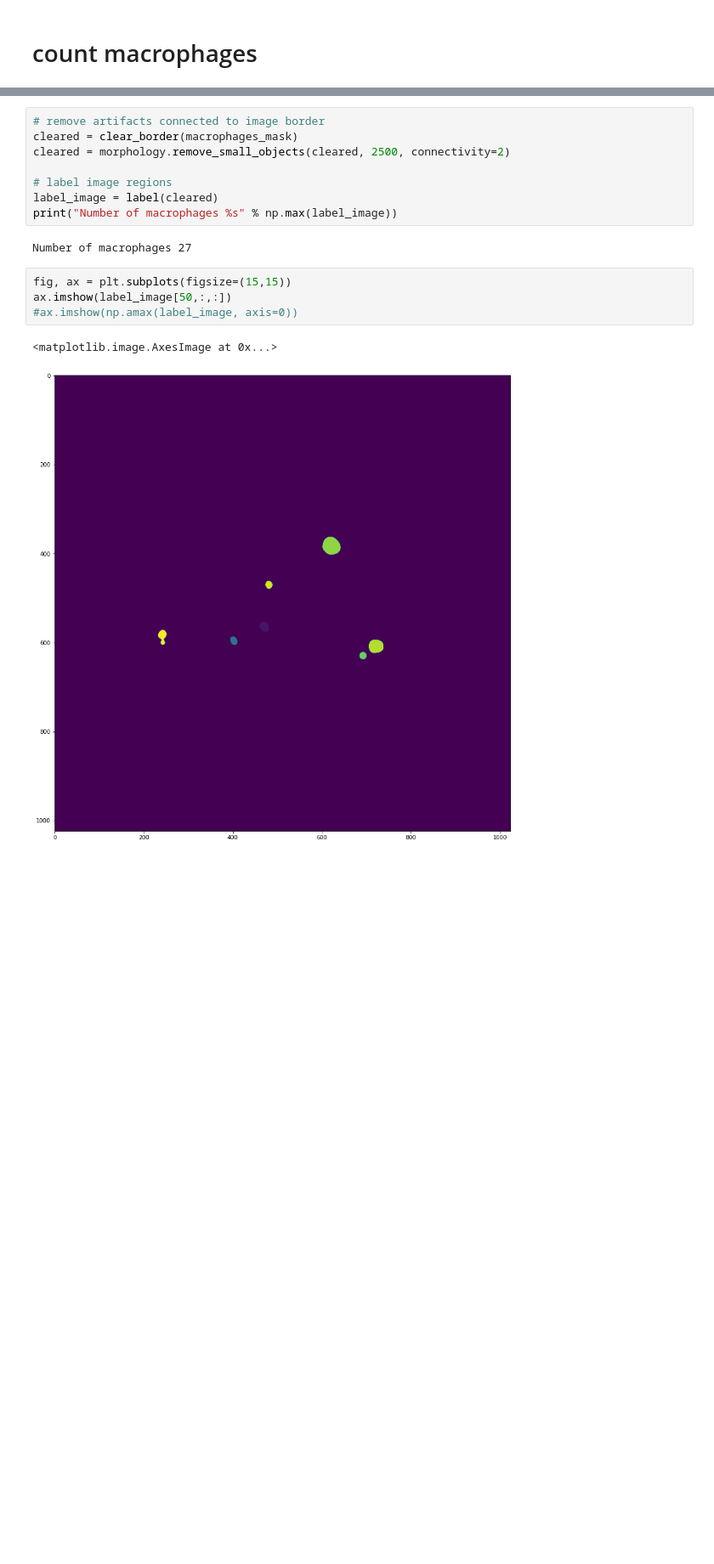
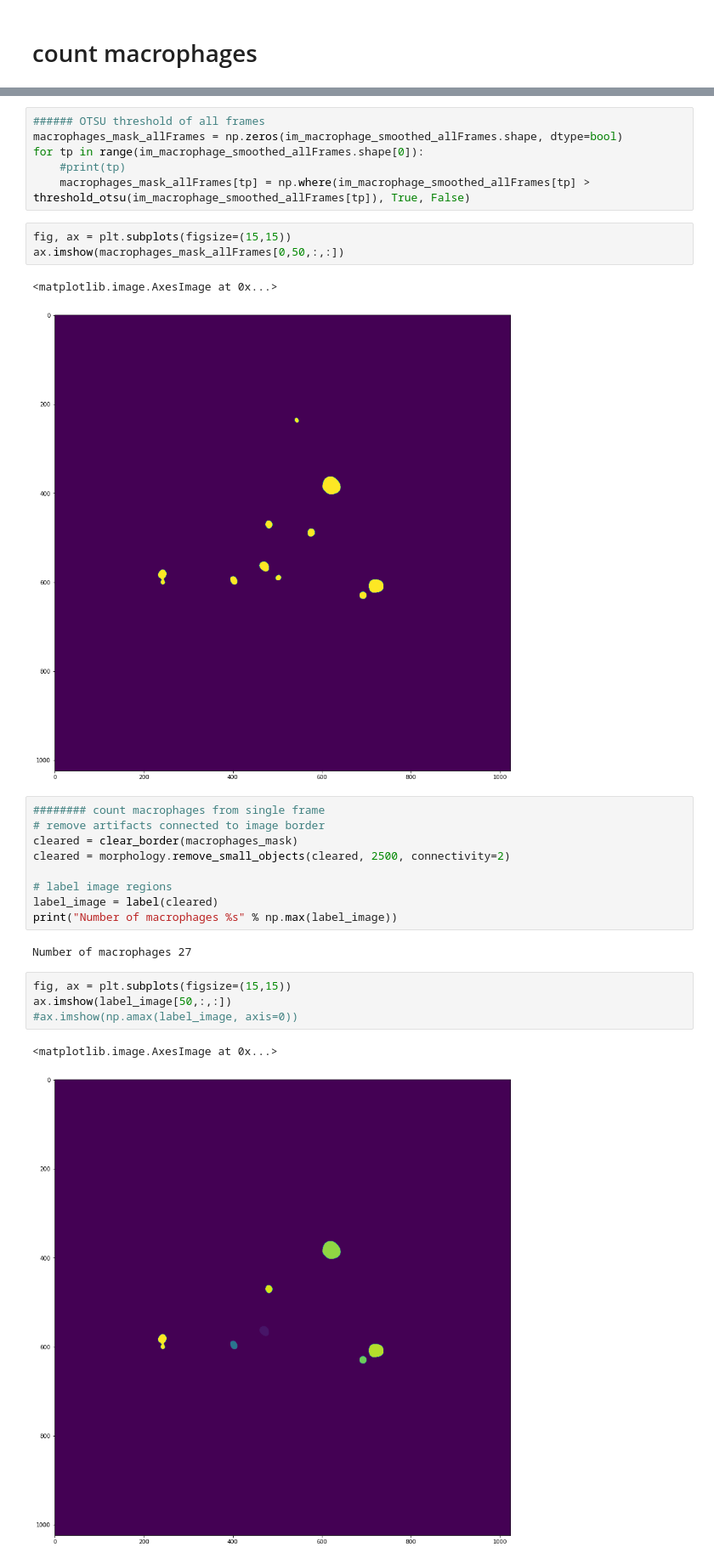
Before and after one commit to wgiese/zebrafish_xenograft_analysis, a Jupyter notebook: notebooks/count_macrophages.ipynb, the cells around one changed output, grey strips where cells are left out. Shown at 85% size. Cells and saved outputs as stored; diff of their text form; blank space fills up the shorter version.

```diff
--- a/notebooks/count_macrophages.ipynb
+++ b/notebooks/count_macrophages.ipynb
@@ -89,4 +119,17 @@ ax.imshow(macrophages_mask[0,50,:,:])
+# %%
+###### OTSU threshold of all frames
+macrophages_mask_allFrames = np.zeros(im_macrophage_smoothed_allFrames.shape, dtype=bool)
+for tp in range(im_macrophage_smoothed_allFrames.shape[0]):
+    #print(tp)
+    macrophages_mask_allFrames[tp] = np.where(im_macrophage_smoothed_allFrames[tp] > threshold_otsu(im_macrophage_smoothed_allFrames[tp]), True, False)
+# %%
+fig, ax = plt.subplots(figsize=(15,15))
+ax.imshow(macrophages_mask_allFrames[0,50,:,:])
+# %% [output]
+<matplotlib.image.AxesImage at 0x...>
+[figure, added]
 # %%
+######## count macrophages from single frame
 # remove artifacts connected to image border
 cleared = clear_border(macrophages_mask)
 cleared = morphology.remove_small_objects(cleared, 2500, connectivity=2)
```
Also changed, not shown: parts of 8 cells of this notebook, 3 other files.
